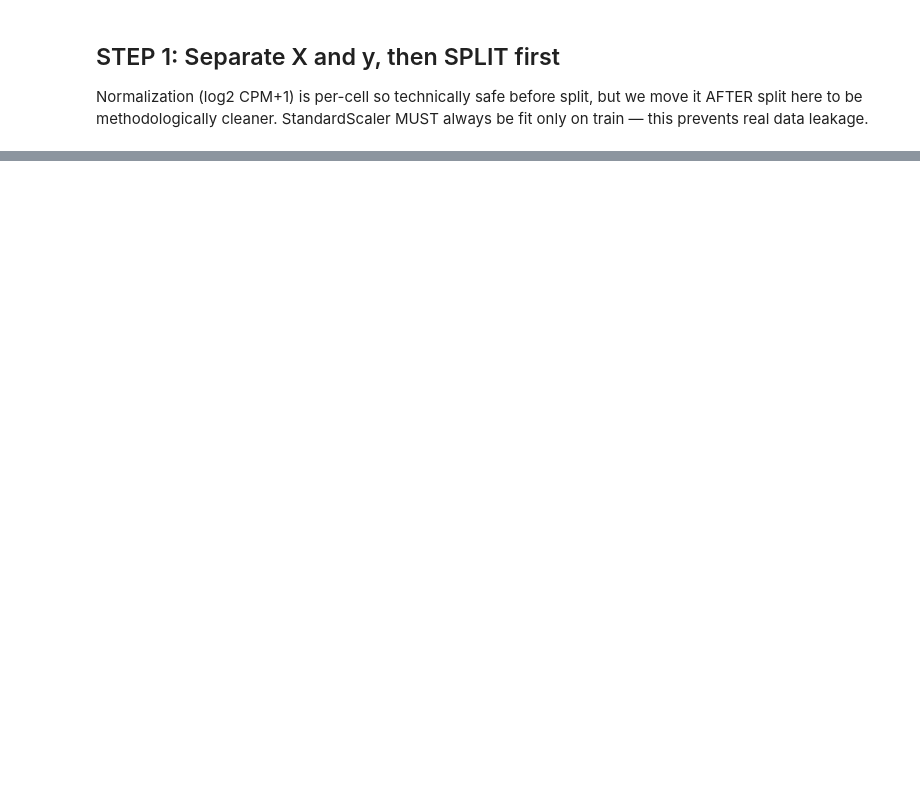
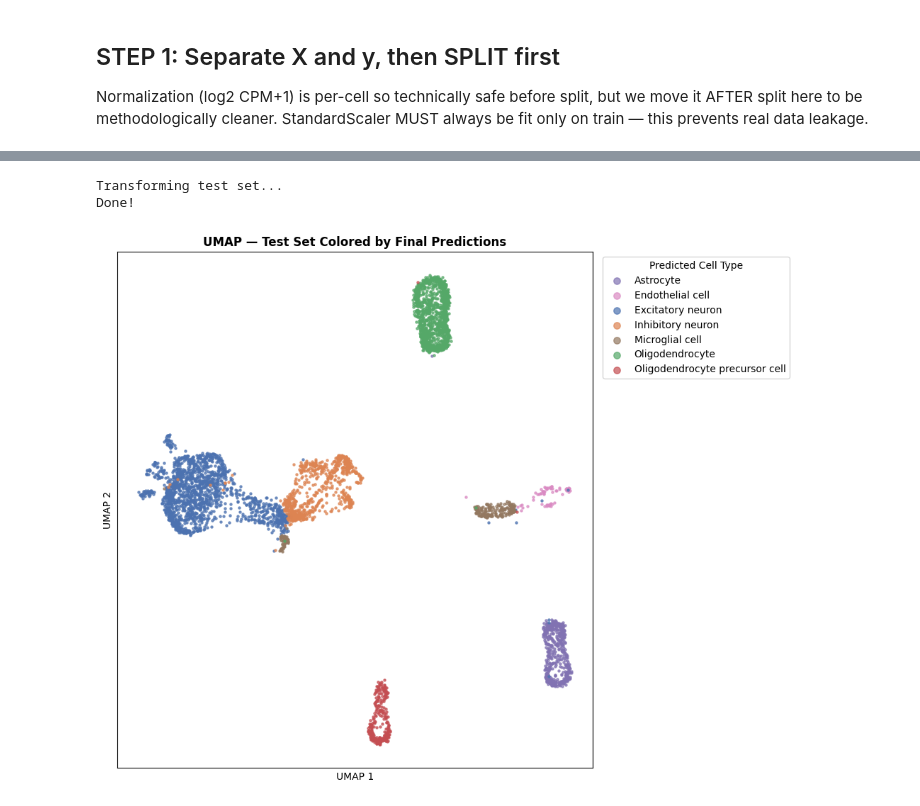
Before and after one commit to nasia2612/sc-alzheimer-ml, a Jupyter notebook: sc_alzheimer_pipeline.ipynb, the cells around one changed output, grey strips where cells are left out. Drawn from its saved outputs; the diff is of its cells as text; code cells hidden in the pictures; blank space fills up the shorter version.

```diff
--- a/sc_alzheimer_pipeline.ipynb
+++ b/sc_alzheimer_pipeline.ipynb
@@ -413,0 +560,15 @@ print(predictions_df['predicted_label'].value_counts())
+# %%
+
+#Final train set (validation+train)
+
+X_full=np.vstack([X_train_scaled,X_val_scaled])
+y_full=pd.concat([y_train,y_val])
+
+final_rf = RandomForestClassifier(
+    **grid_search.best_params_,
+    class_weight='balanced',
+    n_jobs=-1,
+    random_state=42
+)
+final_rf.fit(X_full, y_full)
+print("final model trained on full dataset with best params")
@@ -413,0 +687,32 @@ print(predictions_df['predicted_label'].value_counts())
+# %%
+# Transform test — χρησιμοποιεί τον ίδιο reducer που fit-άρε στο train
+print("Transforming test set...")
+X_test_pca  = pca.transform(X_test_scaled)
+X_test_umap = reducer.transform(X_test_scaled)
+print("Done!")
+
+
+# UMAP test colored by final predictions
+fig, ax = plt.subplots(figsize=(10, 8))
+y_pred_arr = np.array(y_pred)     # μετατρέπει τα predictions σε numpy array
+
+for ct in sorted(set(y_pred_arr)):
+    mask = y_pred_arr == ct
+    ax.scatter(
+        X_test_umap[mask, 0],
+        X_test_umap[mask, 1],
+        c=cell_type_colors.get(ct, '#999'),
+        label=ct, s=5, alpha=0.7
+    )
+
+ax.legend(markerscale=3, title='Predicted Cell Type',
+          bbox_to_anchor=(1.01, 1), loc='upper left')
+ax.set_title('UMAP — Test Set Colored by Final Predictions', fontweight='bold')
+ax.set_xlabel('UMAP 1'); ax.set_ylabel('UMAP 2')
+ax.set_xticks([]); ax.set_yticks([])
+plt.tight_layout()
+plt.show()
+# %% [output]
+Transforming test set...
+Done!
+[figure, added]
```
Also changed, not shown: parts of 47 cells of this notebook.
